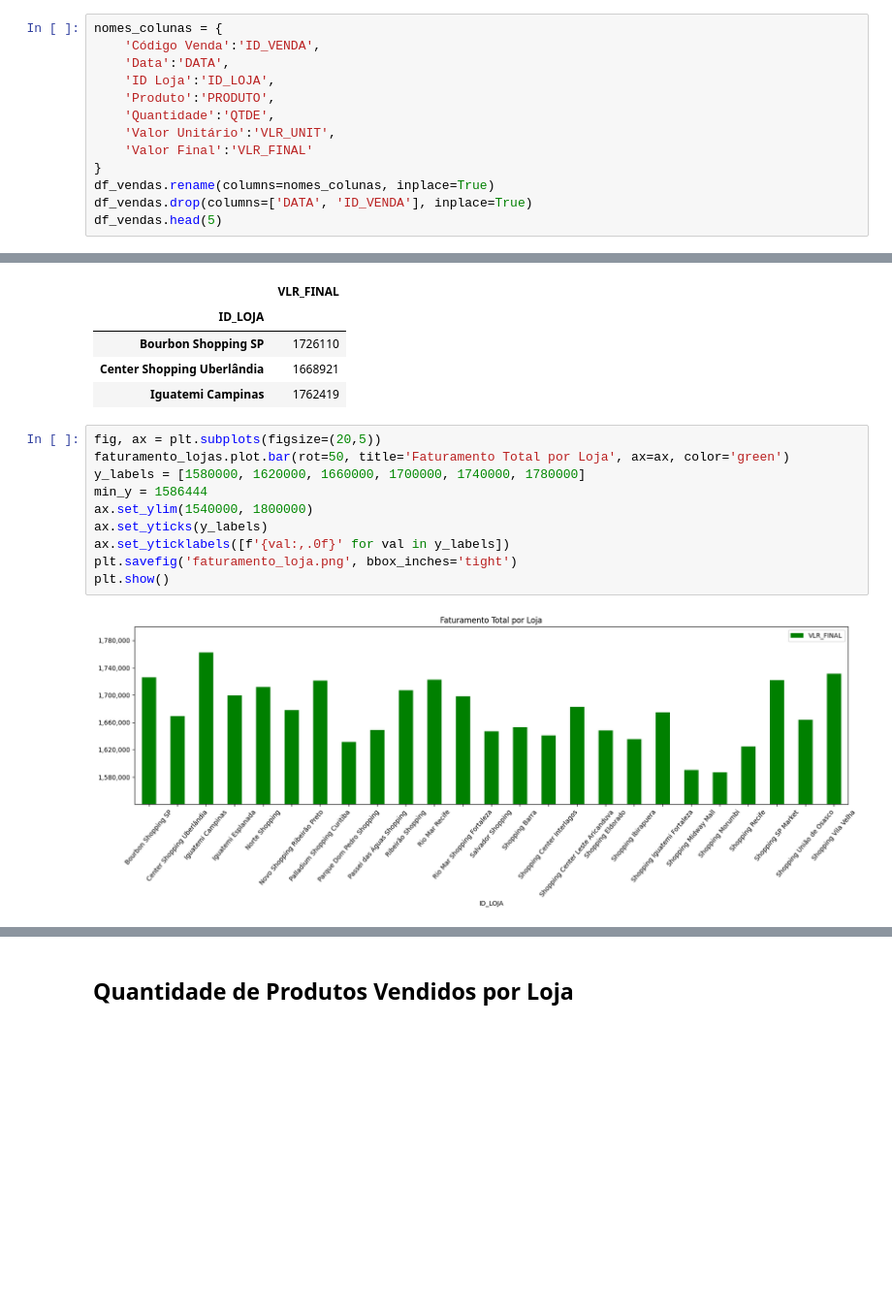
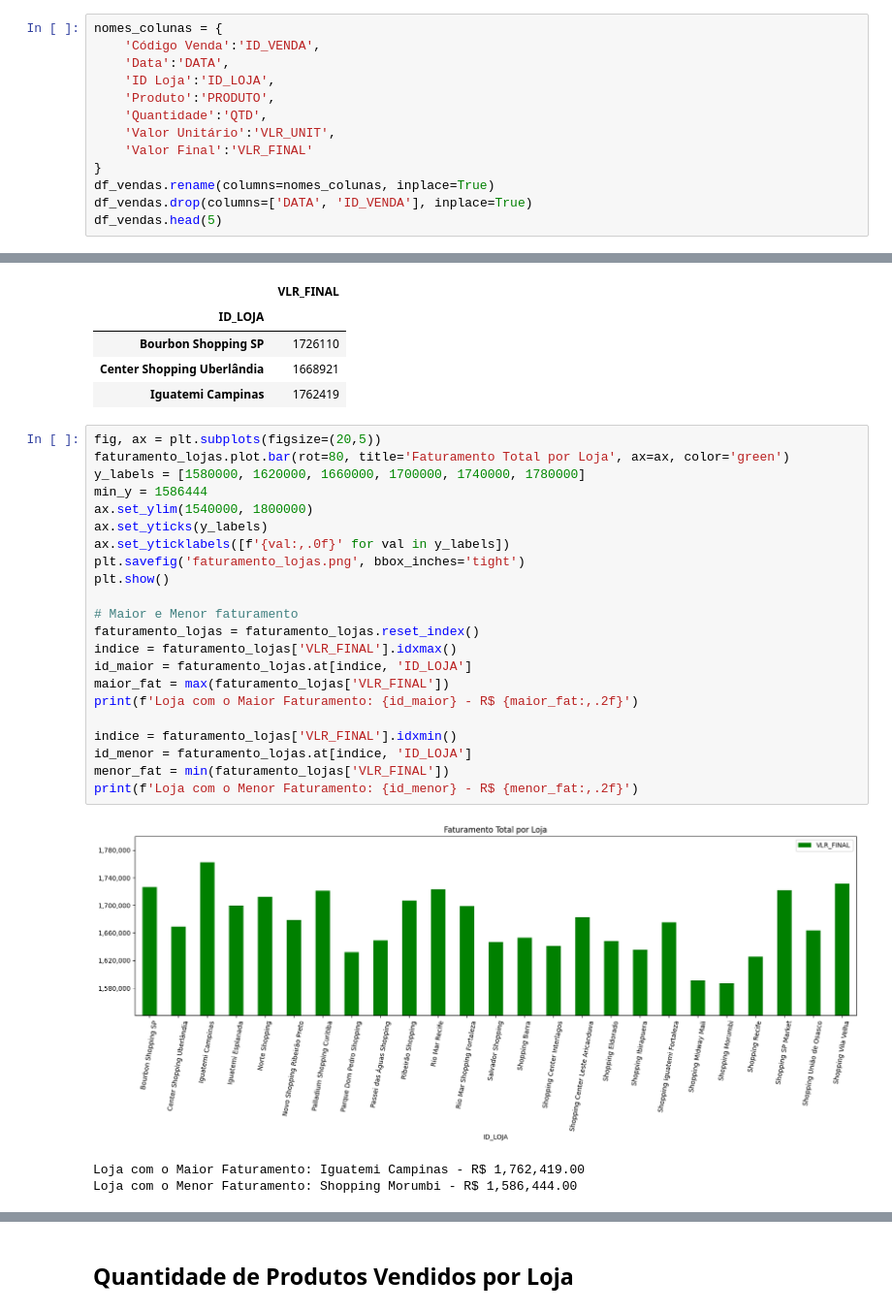
Before and after one commit to ro77en/data-science-challenges, a Jupyter notebook: Desafio 1/main.ipynb, the cells around one changed output, grey strips where cells are left out. Shown at 97% size. Saved outputs shown, nothing was run; the diff lists cells and outputs as text; blank space fills up the shorter version.

Commit message:
Quantidade de Vendas por Loja

```diff
--- a/Desafio 1/main.ipynb
+++ b/Desafio 1/main.ipynb
@@ -47,7 +47,7 @@ nomes_colunas = {
     'Data':'DATA',
     'ID Loja':'ID_LOJA',
     'Produto':'PRODUTO',
-    'Quantidade':'QTDE',
+    'Quantidade':'QTD',
     'Valor Unitário':'VLR_UNIT',
     'Valor Final':'VLR_FINAL'
 }
@@ -76,13 +76,27 @@ faturamento_lojas.head(3)
 | Iguatemi Campinas | 1762419 |
 # %%
 fig, ax = plt.subplots(figsize=(20,5))
-faturamento_lojas.plot.bar(rot=50, title='Faturamento Total por Loja', ax=ax, color='green')
+faturamento_lojas.plot.bar(rot=80, title='Faturamento Total por Loja', ax=ax, color='green')
 y_labels = [1580000, 1620000, 1660000, 1700000, 1740000, 1780000]
 min_y = 1586444
 ax.set_ylim(1540000, 1800000)
 ax.set_yticks(y_labels)
 ax.set_yticklabels([f'{val:,.0f}' for val in y_labels])
-plt.savefig('faturamento_loja.png', bbox_inches='tight')
+plt.savefig('faturamento_lojas.png', bbox_inches='tight')
 plt.show()
+
+# Maior e Menor faturamento
+faturamento_lojas = faturamento_lojas.reset_index()
+indice = faturamento_lojas['VLR_FINAL'].idxmax()
+id_maior = faturamento_lojas.at[indice, 'ID_LOJA']
+maior_fat = max(faturamento_lojas['VLR_FINAL'])
+print(f'Loja com o Maior Faturamento: {id_maior} - R$ {maior_fat:,.2f}')
+
+indice = faturamento_lojas['VLR_FINAL'].idxmin()
+id_menor = faturamento_lojas.at[indice, 'ID_LOJA']
+menor_fat = min(faturamento_lojas['VLR_FINAL'])
+print(f'Loja com o Menor Faturamento: {id_menor} - R$ {menor_fat:,.2f}')
 # %% [output]
-[figure, old version]
+[figure, new version]
+Loja com o Maior Faturamento: Iguatemi Campinas - R$ 1,762,419.00
+Loja com o Menor Faturamento: Shopping Morumbi - R$ 1,586,444.00
```
Also changed, not shown: parts of 6 cells of this notebook, 3 other files.
